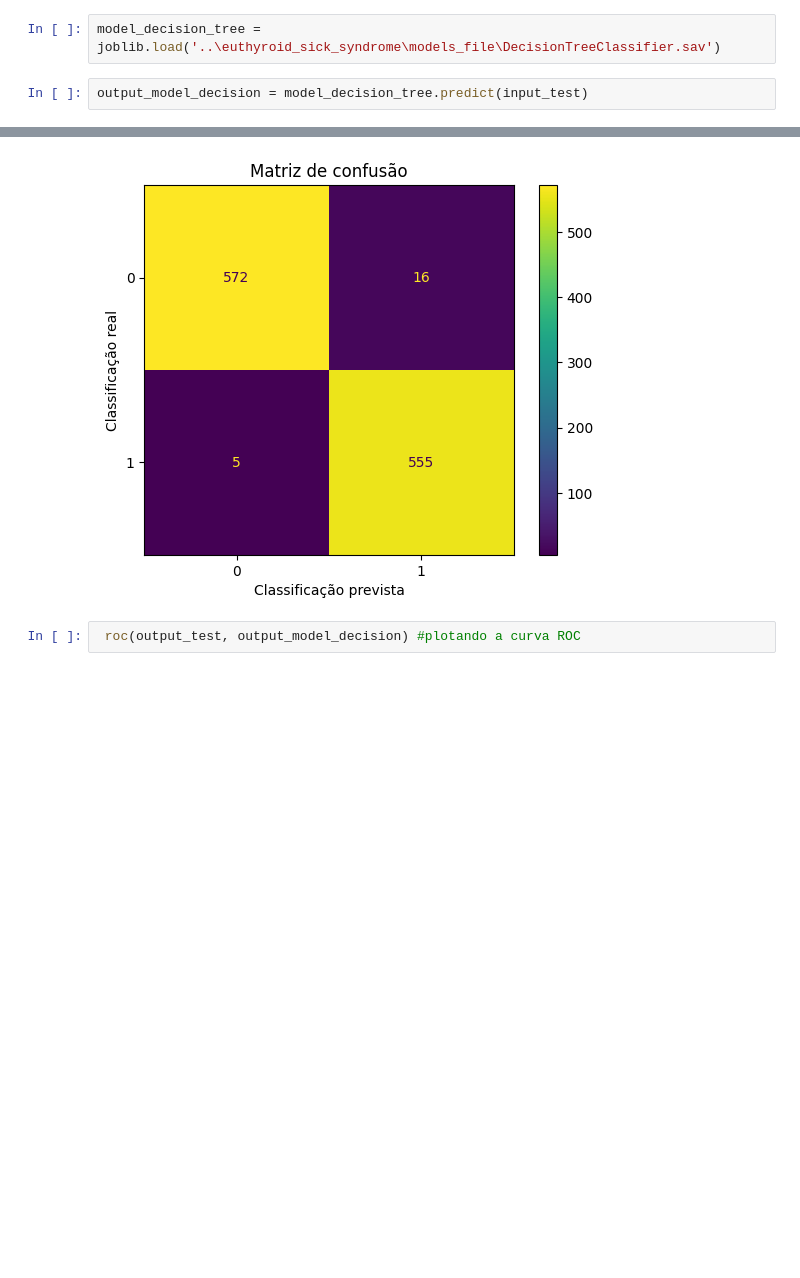
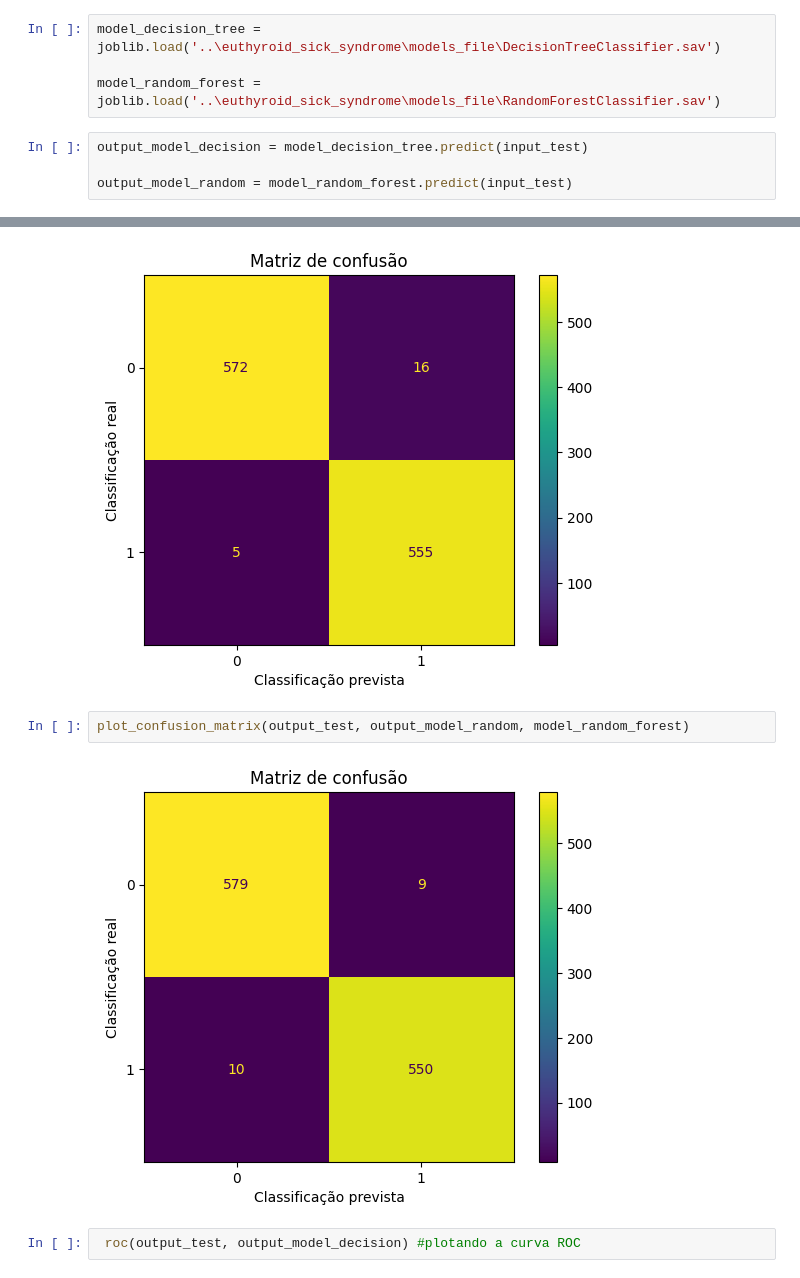
Before and after one commit to cilab-ufersa/euthyroid_sick_syndrome, a Jupyter notebook: euthyroid_sick_syndrome/plot_figures.ipynb, the cells around one changed output, grey strips where cells are left out. Cells and saved outputs as stored; diff of their text form; blank space fills up the shorter version.

Commit message:
feat: added random model results

```diff
--- a/euthyroid_sick_syndrome/plot_figures.ipynb
+++ b/euthyroid_sick_syndrome/plot_figures.ipynb
@@ -9,8 +9,12 @@ dataset_res, ouput_label = balance_dataset_smote(dataset, output_label_dataset,
 input_train, input_test, output_train, output_test = slipt_and_standardize_dataset(dataset=dataset_res, output_label=ouput_label)
 # %%
 model_decision_tree = joblib.load('..\euthyroid_sick_syndrome\models_file\DecisionTreeClassifier.sav')
+
+model_random_forest = joblib.load('..\euthyroid_sick_syndrome\models_file\RandomForestClassifier.sav')
 # %%
 output_model_decision = model_decision_tree.predict(input_test)
+
+output_model_random = model_random_forest.predict(input_test)
 # %%
 accuracy(output_test, output_model_decision)
 # %% [output]
@@ -19,6 +27,10 @@ A acurácia é de:  0.9817073170731707
 plot_confusion_matrix(output_test, output_model_decision, model_decision_tree)
 # %% [output]
 [figure]
+# %%
+plot_confusion_matrix(output_test, output_model_random, model_random_forest)
+# %% [output]
+[figure, added]
 # %%
  roc(output_test, output_model_decision) #plotando a curva ROC
 # %% [output]
```
Also changed, not shown: parts of 2 cells of this notebook.
